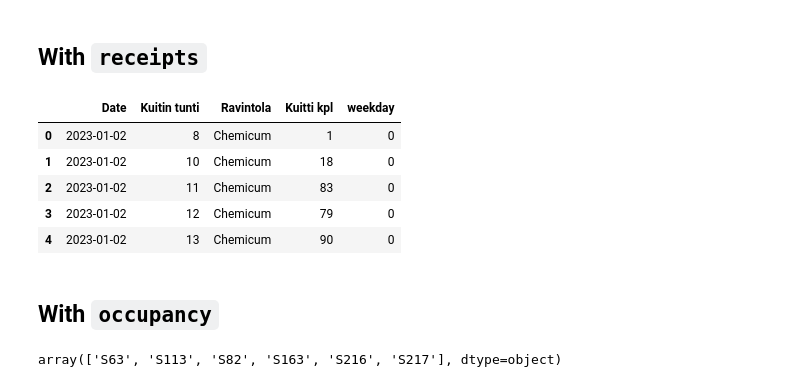
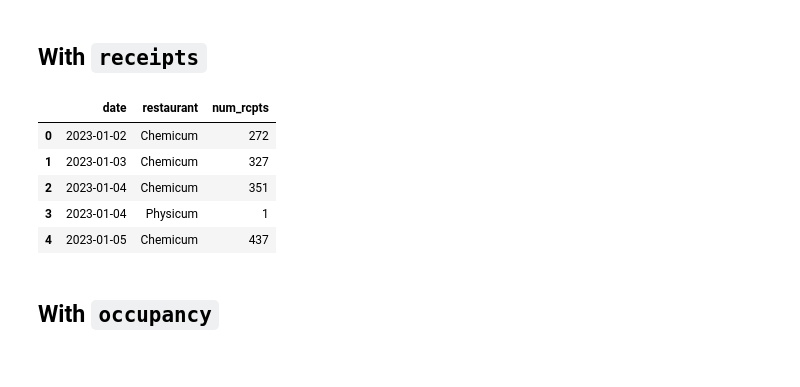
Before and after one commit to Food-Waste-Optimization/Food-Waste-Optimization, a Jupyter notebook: experiments_hoangle/correlations.ipynb, the cells around one changed output. Cells and saved outputs as stored; diff of their text form; code cells hidden in the pictures.

```diff
--- a/experiments_hoangle/correlations.ipynb
+++ b/experiments_hoangle/correlations.ipynb
@@ -90,25 +105,28 @@ biowaste.tail()
 # %% [markdown]
 ## With `receipts`
 # %%
-receipts = receipts.replace({
+receipts.loc[:, 'Ravintola'] = receipts['Ravintola'].replace({
     "600 Chemicum": "Chemicum",
     "610 Physicum": "Physicum",
     "620 Exactum": "Exactum"
 })
 
-receipts["weekday"] = receipts['Date'].dt.dayofweek
+receipts = receipts.rename(columns={
+    'Date': 'date',
+    'Kuitin tunti': 'hour',
+    'Ravintola': 'restaurant',
+    'Kuitti kpl': 'num_rcpts'
+})
+
+receipts = receipts.groupby(['date', 'restaurant'])['num_rcpts'].sum().reset_index()
 
 receipts.head()
 # %% [output]
-|  | Date | Kuitin tunti | Ravintola | Kuitti kpl | weekday |
-| 0 | 2023-01-02 | 8 | Chemicum | 1 | 0 |
-| 1 | 2023-01-02 | 10 | Chemicum | 18 | 0 |
-| 2 | 2023-01-02 | 11 | Chemicum | 83 | 0 |
-| 3 | 2023-01-02 | 12 | Chemicum | 79 | 0 |
-| 4 | 2023-01-02 | 13 | Chemicum | 90 | 0 |
+|  | date | restaurant | num_rcpts |
+| 0 | 2023-01-02 | Chemicum | 272 |
+| 1 | 2023-01-03 | Chemicum | 327 |
+| 2 | 2023-01-04 | Chemicum | 351 |
+| 3 | 2023-01-04 | Physicum | 1 |
+| 4 | 2023-01-05 | Chemicum | 437 |
 # %% [markdown]
 ## With `occupancy`
-# %%
-occupancy['phoneName'].unique()
-# %% [output]
-array(['S63', 'S113', 'S82', 'S163', 'S216', 'S217'], dtype=object)
```
Also changed, not shown: parts of 19 cells of this notebook.
